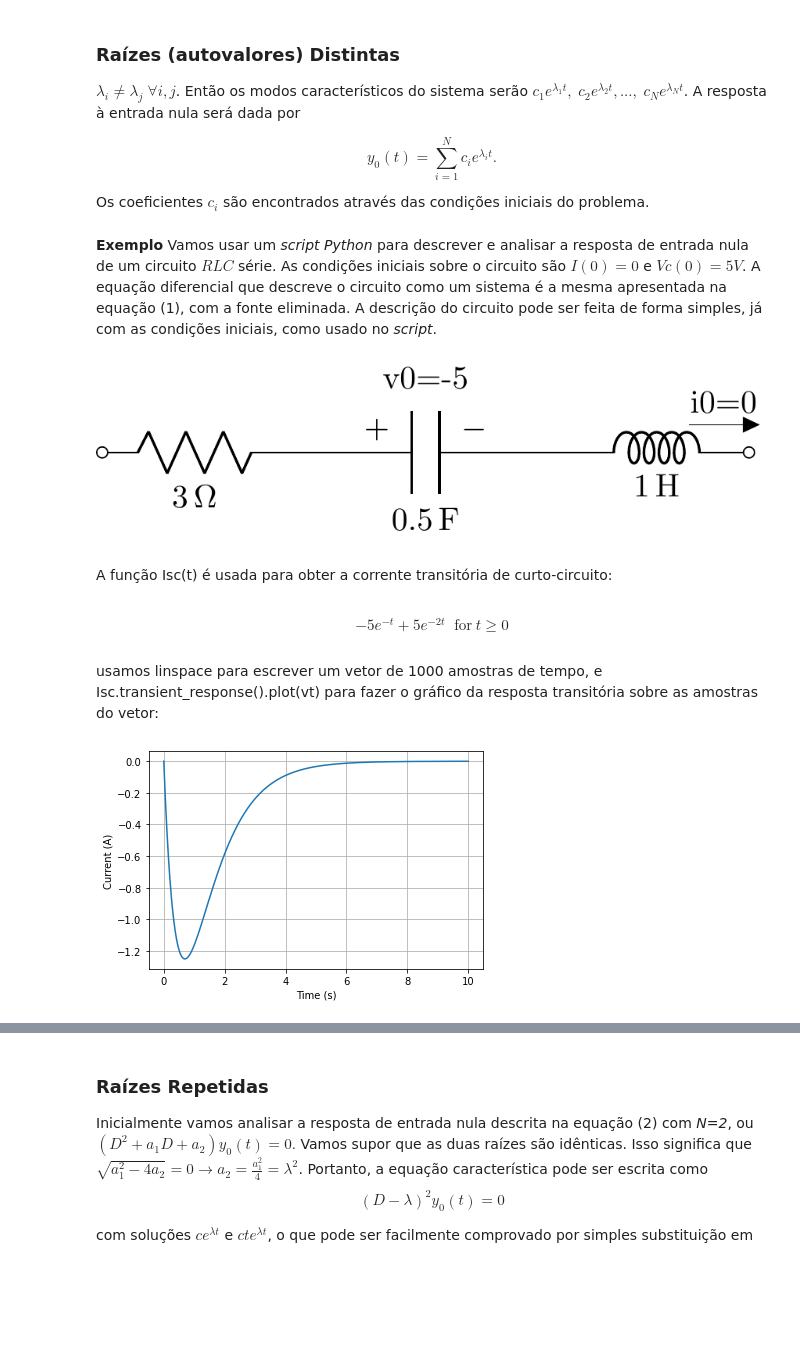
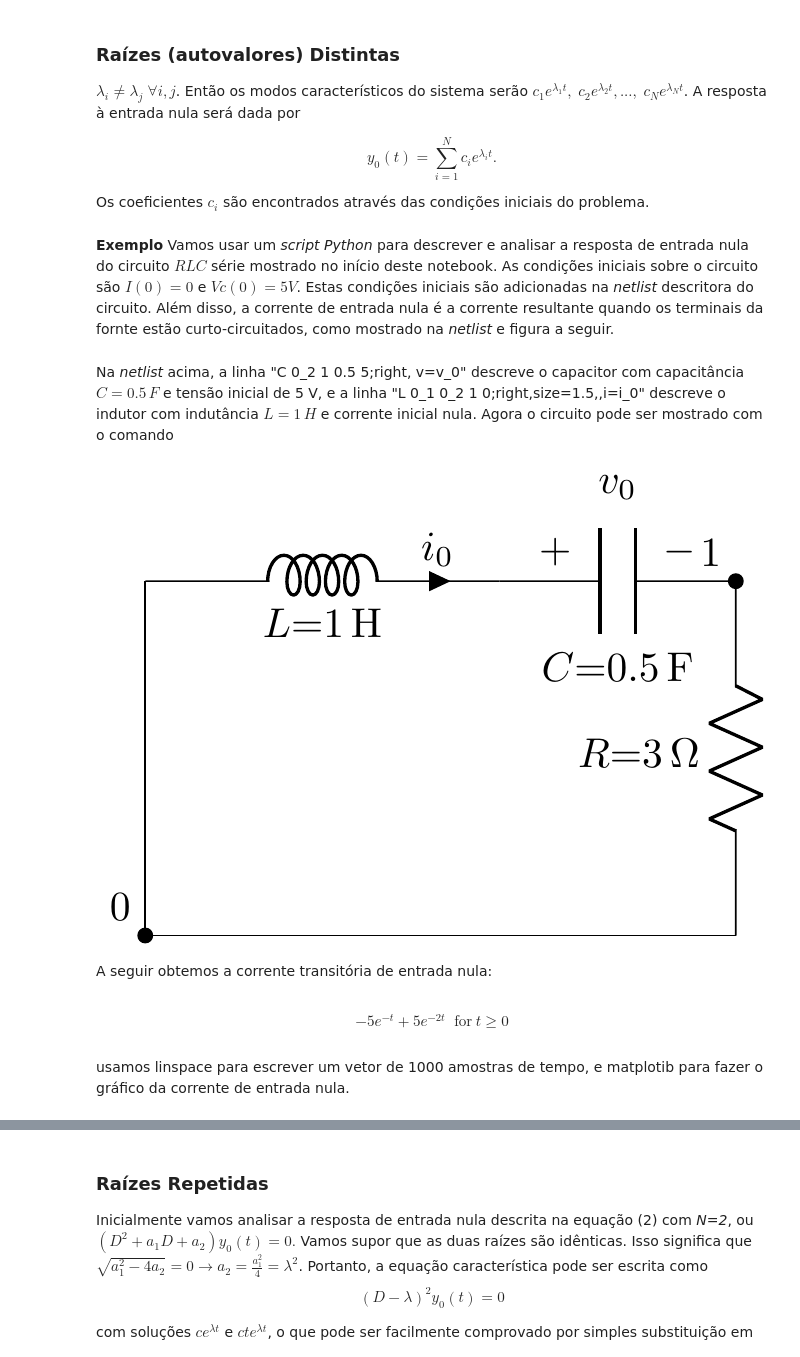
Before and after one commit to Mvanti/SistemasLineares, a Jupyter notebook: Sistemas LIneares-SCDT_EntradaNula.ipynb, the cells around one changed output, grey strips where cells are left out. Cells and saved outputs as stored; diff of their text form; code cells hidden in the pictures; blank space fills up the shorter version.

```diff
--- a/Sistemas LIneares-SCDT_EntradaNula.ipynb
+++ b/Sistemas LIneares-SCDT_EntradaNula.ipynb
@@ -112,16 +112,21 @@ $$ y_0(t)= \sum_{i=1}^{N} c_i e^{\lambda_i t}.$$
 
 Os coeficientes $c_i$ são encontrados através das condições iniciais do problema.
 # %% [markdown]
-**Exemplo** Vamos usar um *script Python* para descrever e analisar a resposta de entrada nula de um circuito $RLC$ série. As condições iniciais sobre o circuito são $I(0)=0$ e $Vc(0)=5 V$. A equação diferencial que descreve o circuito como um sistema é a mesma apresentada na equação (1), com a fonte eliminada. A descrição do circuito pode ser feita de forma simples, já com as condições iniciais, como usado no *script*.
+**Exemplo** Vamos usar um *script Python* para descrever e analisar a resposta de entrada nula do circuito $RLC$ série mostrado no início deste notebook. As condições iniciais sobre o circuito são $I(0)=0$ e $Vc(0)=5 V$. Estas condições iniciais são  adicionadas na *netlist* descritora do circuito. Além disso, a corrente de entrada nula é a corrente resultante quando os terminais da fornte estão curto-circuitados, como mostrado na *netlist* e figura a seguir.
 # %%
-from lcapy import Vstep, R, L, C, t
-from numpy import linspace
-
-a = R(3) + C(0.5,-5) + L(1, 0)
+from lcapy import *
+cct=Circuit("""
+W 0_1 0;down
+L 0_1 0_2 1 0;right,size=1.5,,i=i_0
+C 0_2 1 0.5  5;right, v=v_0
+R 1 0_4 3;down,size=1.5
+W 0_4,0;left""")
+# %% [markdown]
+Na *netlist* acima, a linha "C 0_2 1 0.5  5;right, v=v_0" descreve o capacitor com capacitância $C=0.5\,F $ e tensão inicial de 5 V, e a linha "L 0_1 0_2 1 0;right,size=1.5,,i=i_0" descreve o indutor com indutância $L=1 \, H$ e corrente inicial nula. Agora o circuito pode ser mostrado com o comando
 # %%
-a.draw()
+cct.draw()
 # %% [output]
-[figure, old version]
+[figure, new version]
 # %% [markdown]
-A função Isc(t) é usada para obter a corrente transitória de curto-circuito:
+A seguir obtemos a corrente transitória de entrada nula:
 # %%
@@ -130,10 +134,8 @@ isc
 # %% [output]
 $$- 5 e^{- t} + 5 e^{- 2 t} \;\; \text{for}\: t \geq 0$$
 # %% [markdown]
-usamos linspace para escrever um vetor de 1000 amostras de tempo, e Isc.transient_response().plot(vt) para fazer o gráfico da resposta transitória sobre as amostras do vetor:
+usamos linspace para escrever um vetor de 1000 amostras de tempo, e matplotib para fazer o gráfico da corrente de entrada nula.
 # %%
-vt = linspace(0, 10, 1000)
-
-a.Isc.transient_response().plot(vt);
+from numpy import linspace
+t = linspace(0, 10, 1000)
+ien=cct.R.i.evaluate(t)
-# %% [output]
-[figure, removed]
```
Also changed, not shown: parts of 7 cells of this notebook.
